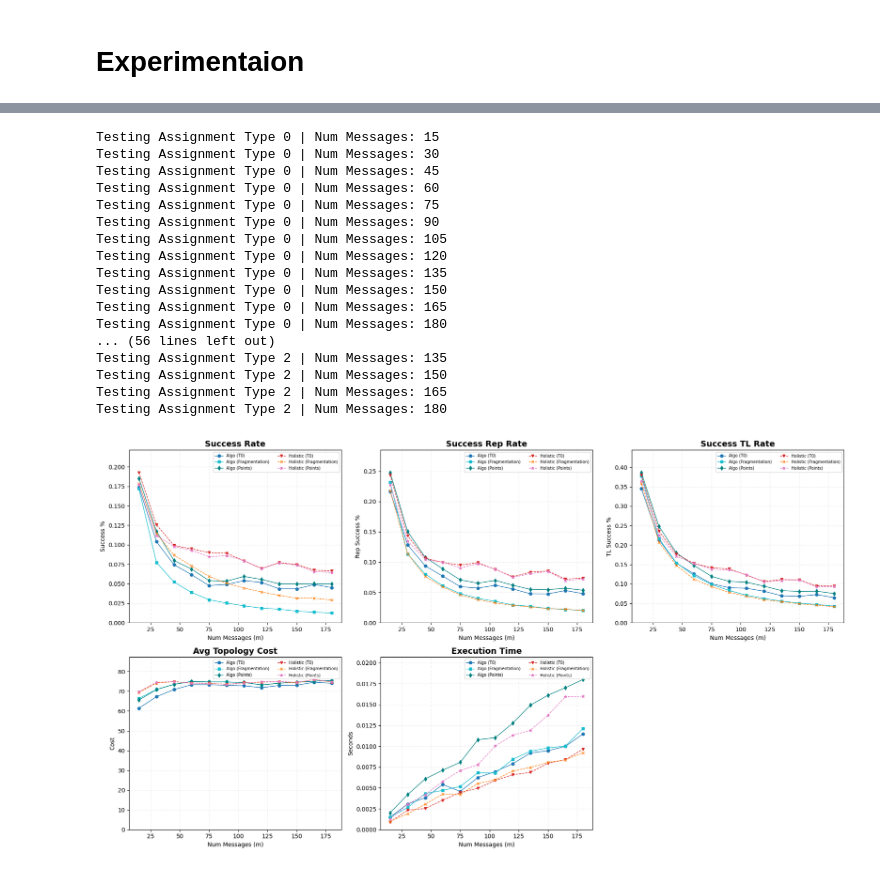
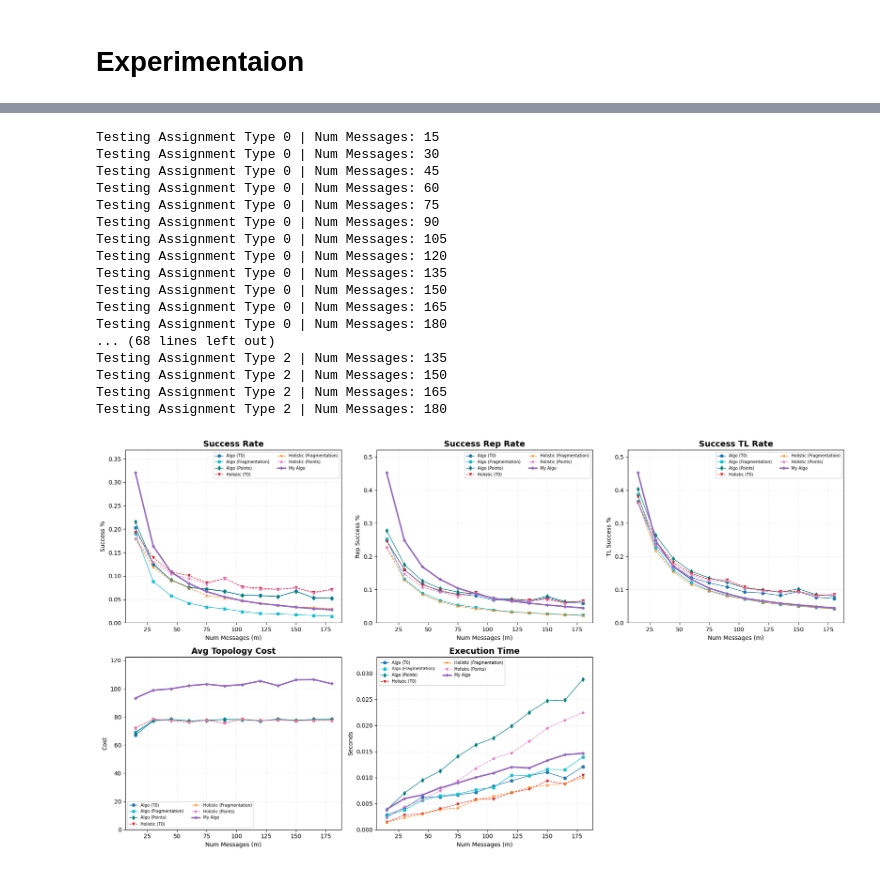
Before and after one commit to ewilipsic/CapstoneThings, a Jupyter notebook: compare_assignments.ipynb, the cells around one changed output, grey strips where cells are left out. Saved outputs shown, nothing was run; the diff lists cells and outputs as text; code cells hidden in the pictures.

```diff
--- a/compare_assignments.ipynb
+++ b/compare_assignments.ipynb
@@ -466,7 +466,7 @@ def run_experiment(Routing_Algortihm,assignment_type):
         total_success_rep = 0
         total_success_tl = 0
 
-        runs = 1
+        runs = 100
         for seed in range(runs):
             M = tsn.makeInputs(num_ecu, num_bridges, num_messages, base_period,
                                period_choice, period_choice_weights,
@@ -476,7 +476,7 @@ def run_experiment(Routing_Algortihm,assignment_type):
             output = Routing_Algortihm(num_ecu, num_bridges, M, bridge_limit, link_build_cost,yens_kmax, assignment_type)
             end = time.time()
 
-            if(check_overlap(M,output) == 0): print("Overlap Detected")
+            if(check_overlap(M,output) == 0): print(f"Overlap Detected: seed {seed}")
 
             total_success += successfulPercetage(M, output)
             total_cost += output.Cost
@@ -612,17 +638,17 @@ period_choice = tsn.VectorInt([7, 14, 28])
 period_choice_weights = tsn.Vectordouble([0.6, 0.3, 0.1])
 min_size, max_size = 4,4
 min_tl, max_tl = 2, 2
-yens_kmax = 8
+yens_kmax = 40
 message_counts = [15 + 15*i for i in range(12)]
 
 # --- Run Experiments ---
+_, data_6 = run_experiment(tsn.my_algo,0)
 x_axis, data_0 = run_experiment(tsn.algo,0)
 _, data_1 = run_experiment(tsn.algo,1)
 _, data_2 = run_experiment(tsn.algo,2)
 _, data_3 = run_experiment(tsn.holistic_algo,0)
 _, data_4 = run_experiment(tsn.holistic_algo,1)
 _, data_5 = run_experiment(tsn.holistic_algo,2)
-_, data_6 = run_experiment(tsn.my_algo,0)
 
 import numpy as np
 import matplotlib.pyplot as plt
@@ -665,35 +691,35 @@ for i, (key, ylabel, title) in enumerate(metrics):
     # Set Y-axis limits dynamically
     y_vals = [val for d, _, _, _, _ in datasets for val in d[key]]
     if y_vals:
         axs[i].set_ylim(0, max(y_vals) * 1.15)
 
     axs[i].legend(fontsize='x-small', ncol=2)
     axs[i].grid(True, linestyle=':', alpha=0.4)
 
 # Remove the empty 6th subplot (index 5)
 fig.delaxes(axs[5])
 
 plt.tight_layout()
 plt.show()
 # %% [output]
 Testing Assignment Type 0 | Num Messages: 15
 Testing Assignment Type 0 | Num Messages: 30
 Testing Assignment Type 0 | Num Messages: 45
 Testing Assignment Type 0 | Num Messages: 60
 Testing Assignment Type 0 | Num Messages: 75
 Testing Assignment Type 0 | Num Messages: 90
 Testing Assignment Type 0 | Num Messages: 105
 Testing Assignment Type 0 | Num Messages: 120
 Testing Assignment Type 0 | Num Messages: 135
 Testing Assignment Type 0 | Num Messages: 150
 Testing Assignment Type 0 | Num Messages: 165
 Testing Assignment Type 0 | Num Messages: 180
-... (56 lines left out)
+... (68 lines left out)
 Testing Assignment Type 2 | Num Messages: 135
 Testing Assignment Type 2 | Num Messages: 150
 Testing Assignment Type 2 | Num Messages: 165
 Testing Assignment Type 2 | Num Messages: 180
-[figure, old version]
+[figure, new version]
 # %%
 # --- Setup Parameters ---
 num_ecu, num_bridges = 6, 6
```
Also changed, not shown: parts of 5 cells of this notebook, 7 other files.
